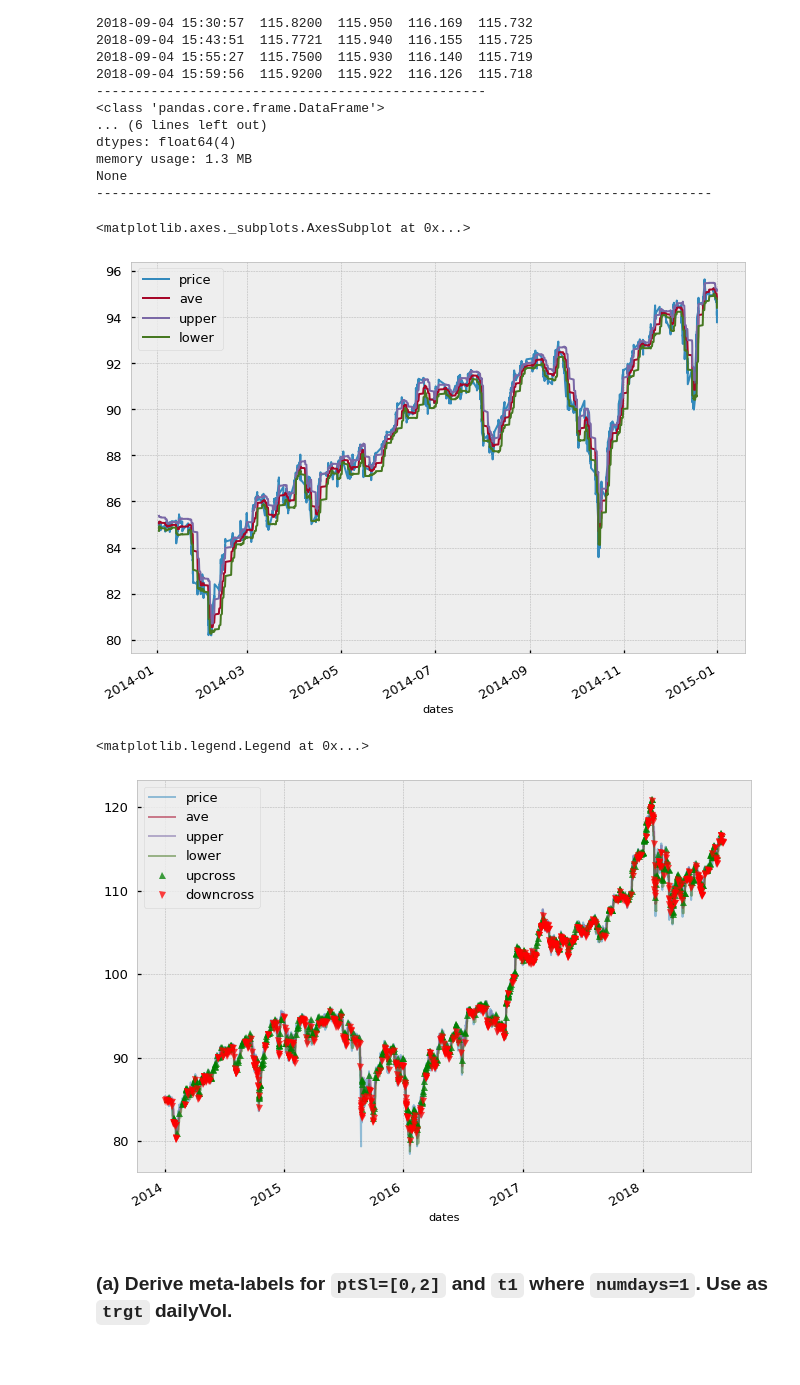
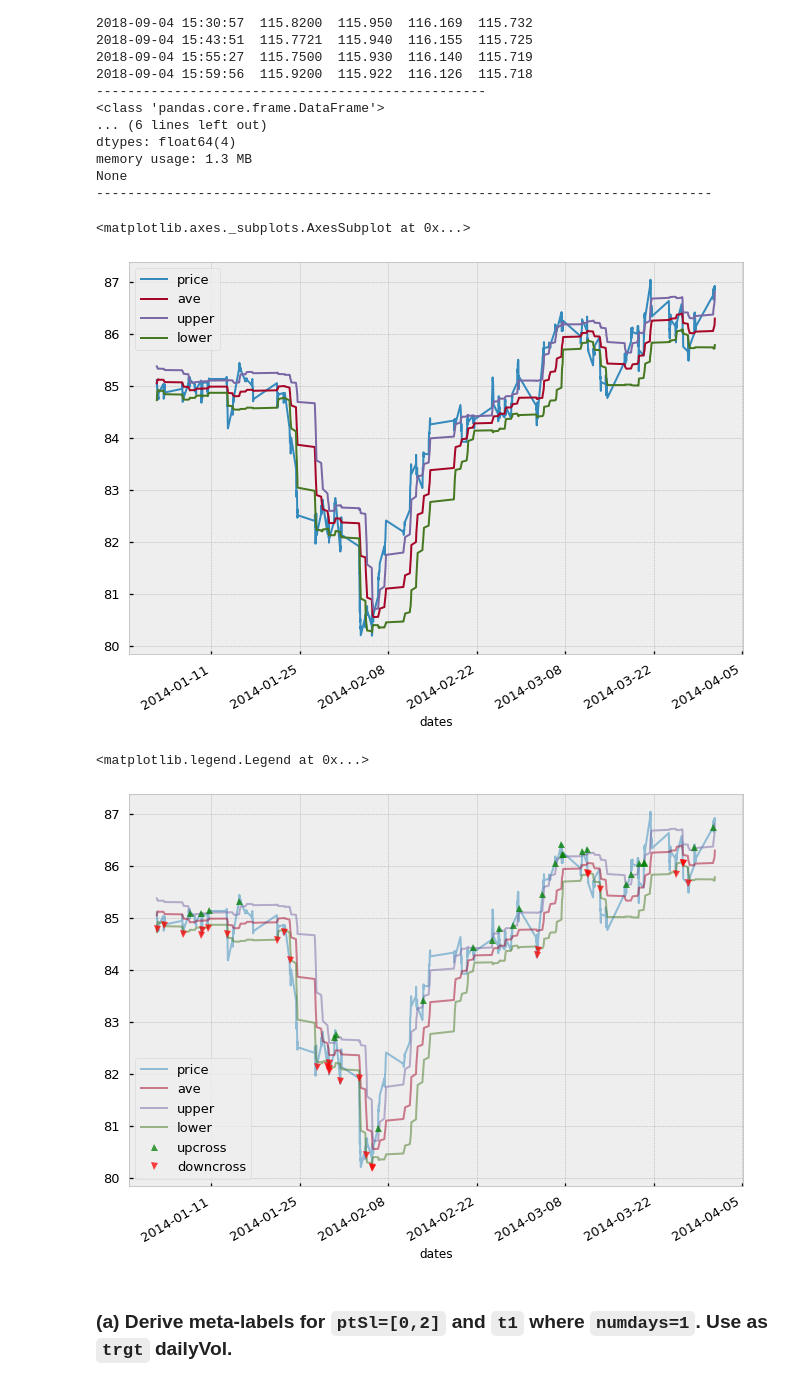
Before and after one commit to Dynami/Adv_Fin_ML_Exercises, a Jupyter notebook: notebooks/Labeling and MetaLabeling for Supervised Classification.ipynb, the cells around one changed output. Cells and saved outputs as stored; diff of their text form; code cells hidden in the pictures; blank space fills up the shorter version.

```diff
--- a/notebooks/Labeling and MetaLabeling for Supervised Classification.ipynb
+++ b/notebooks/Labeling and MetaLabeling for Supervised Classification.ipynb
@@ -709,12 +691,12 @@ up = get_up_cross(close_df)
 down = get_down_cross(close_df)
 
 f, ax = plt.subplots(figsize=(14,10))
+from_date, to_date = '2014-01', '2014-03'
+close_df.price.loc[from_date:to_date].plot(ax=ax, alpha=.5)
 
-close_df.price.loc['2014-01':'2014-02'].plot(ax=ax, alpha=.5)
-
-up.loc['2014-01':'2014-02'].plot(ax=ax, ls='',marker='^', markersize=7,
+up.loc[from_date:to_date].plot(ax=ax, ls='',marker='^', markersize=7,
                      alpha=0.75, label='upcross', color='g')
-down.loc['2014-01':'2014-02'].plot(ax=ax,ls='',marker='v', markersize=7,
+down.loc[from_date:to_date].plot(ax=ax,ls='',marker='v', markersize=7,
                        alpha=0.75, label='downcross', color='r')
 
 ax.legend()
@@ -919,37 +910,37 @@ None
 -------------------------------------------------------------------------------
 # %%
 f,ax=plt.subplots(figsize=(11,8))
-bb_df.loc['2014'].plot(ax=ax)
+bb_df.loc[from_date:to_date].plot(ax=ax)
 # %% [output]
 <matplotlib.axes._subplots.AxesSubplot at 0x...>
-[figure, old version]
+[figure, new version]
 # %%
 def get_up_cross(df, col):
     # col is price column
     crit1 = df[col].shift(1) < df.upper.shift(1)
     crit2 = df[col] > df.upper
     return df[col][(crit1) & (crit2)]
 
 def get_down_cross(df, col):
     # col is price column
     crit1 = df[col].shift(1) > df.lower.shift(1)
     crit2 = df[col] < df.lower
     return df[col][(crit1) & (crit2)]
 
 bb_down = get_down_cross(bb_df, 'price')
 bb_up = get_up_cross(bb_df, 'price')
 
 f, ax = plt.subplots(figsize=(11,8))
 
-bb_df.loc['2014':].plot(ax=ax, alpha=.5)
-bb_up.loc['2014':].plot(ax=ax, ls='', marker='^', markersize=7,
+bb_df.loc[from_date:to_date].plot(ax=ax, alpha=.5)
+bb_up.loc[from_date:to_date].plot(ax=ax, ls='', marker='^', markersize=7,
                         alpha=0.75, label='upcross', color='g')
-bb_down.loc['2014':].plot(ax=ax, ls='', marker='v', markersize=7,
+bb_down.loc[from_date:to_date].plot(ax=ax, ls='', marker='v', markersize=7,
                           alpha=0.75, label='downcross', color='r')
 ax.legend()
 # %% [output]
 <matplotlib.legend.Legend at 0x...>
-[figure, old version]
+[figure, new version]
 # %% [markdown]
 ### (a) Derive meta-labels for `ptSl=[0,2]` and `t1` where `numdays=1`. Use as `trgt` dailyVol.
 # %%
```
Also changed, not shown: parts of 11 cells of this notebook.
